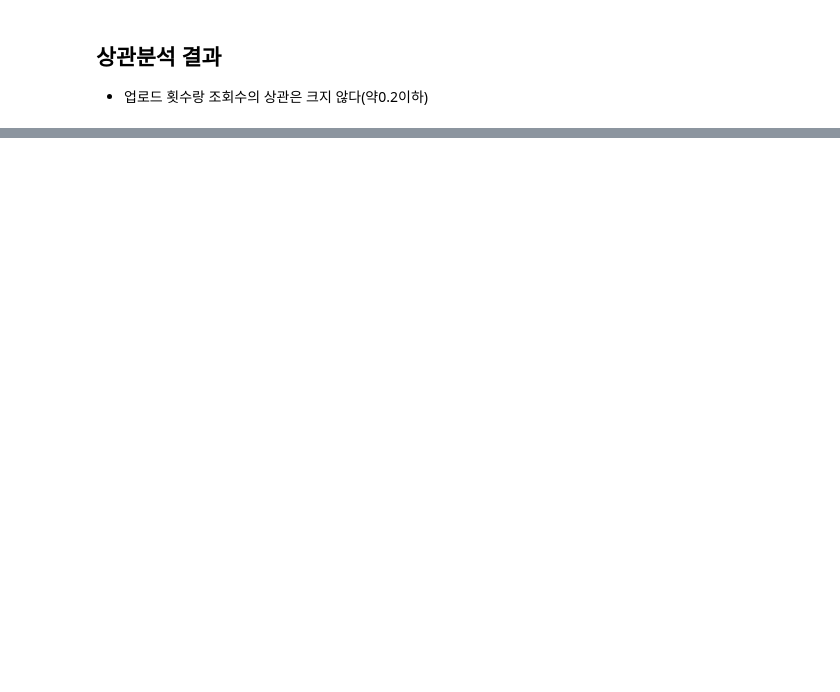
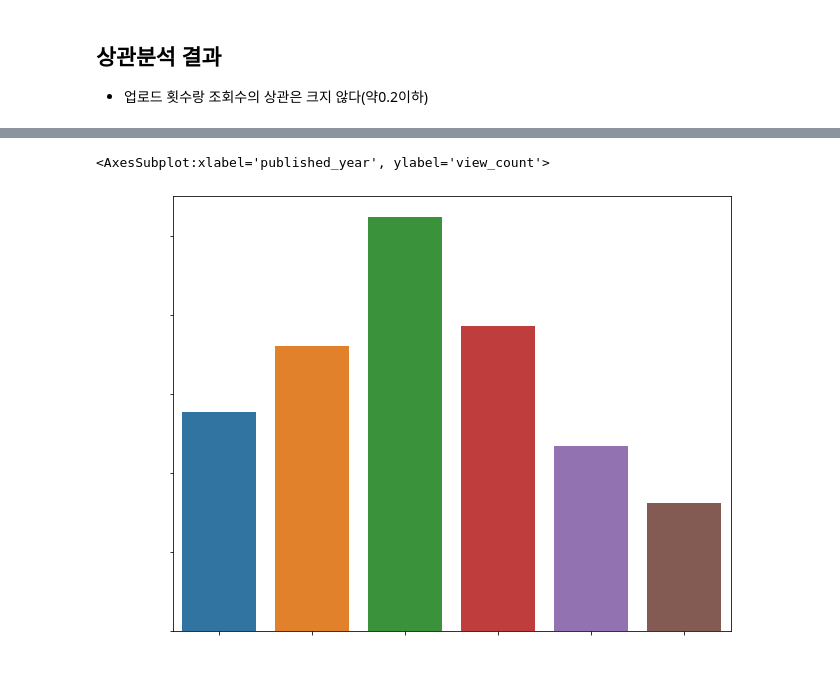
Before and after one commit to DominKim/Data_literacy, a Jupyter notebook: 2.프로젝트/1.경돼/3.스크립트/1.김도민/2_EDA.ipynb, the cells around one changed output, grey strips where cells are left out. Saved outputs shown, nothing was run; the diff lists cells and outputs as text; code cells hidden in the pictures; blank space fills up the shorter version.

```diff
--- a/2.프로젝트/1.경돼/3.스크립트/1.김도민/2_EDA.ipynb
+++ b/2.프로젝트/1.경돼/3.스크립트/1.김도민/2_EDA.ipynb
@@ -204,0 +192,3 @@ Name: month_upload_count, dtype: int64
+# %%
+# 댓글, 좋아요, 싫어요 결측치 가진 데이터 포인트 제거 df
+use_df = outlier_rem_df[outlier_rem_df["comment_count"].notnull()].reset_index(drop = True)
@@ -204,0 +199,12 @@ Name: month_upload_count, dtype: int64
+# %%
+year_view_df = use_df.groupby("published_year")["view_count"].agg("mean").reset_index()
+
+plt.figure(figsize=(10,8))
+plt.xticks(color = "white", fontsize = 15)
+plt.xlabel("published_year", color = "white")
+plt.yticks(color = "white", fontsize = 15)
+plt.ylabel("view_count", color = "white")
+sns.barplot(x = "published_year", y = "view_count", data=year_view_df)
+# %% [output]
+<AxesSubplot:xlabel='published_year', ylabel='view_count'>
+[figure, added]
```
Also changed, not shown: parts of 19 cells of this notebook.
